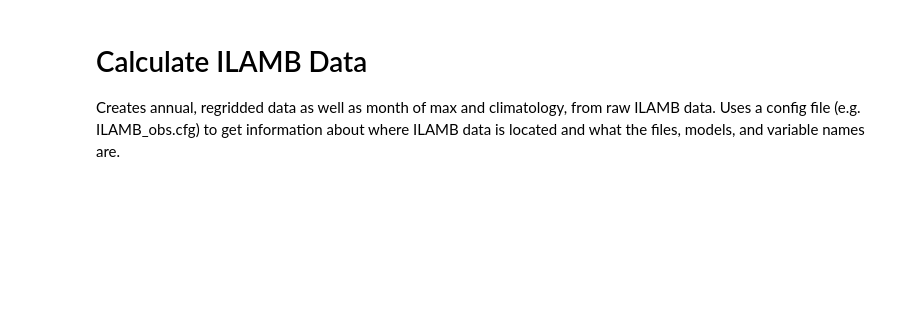
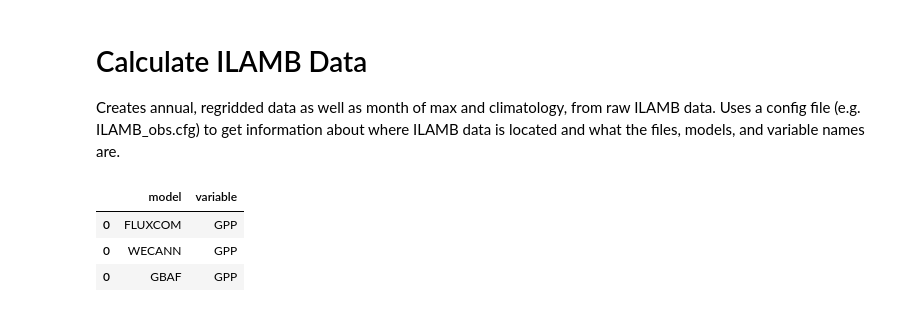
Before and after one commit to adrifoster/fates_calibration_library, a Jupyter notebook: notebooks/GetILAMBObservations.ipynb, the cells around one changed output. Cells and saved outputs as stored; diff of their text form; code cells hidden in the pictures; blank space fills up the shorter version.

```diff
--- a/notebooks/GetILAMBObservations.ipynb
+++ b/notebooks/GetILAMBObservations.ipynb
@@ -35,0 +38,17 @@ ilamb_dict = utils.get_config_file(ilamb_cfg)
+# %%
+keys = list(ilamb_dict.keys())
+df_list = []
+for key in keys:
+    model = key.split('_')[0]
+    var = key.split('_')[1]
+    df_list.append(pd.DataFrame({'model': [model],
+                      'variable': [var]}))
+# %%
+df = pd.concat(df_list)
+# %%
+df[df.variable == 'GPP']
+# %% [output]
+|  | model | variable |
+| 0 | FLUXCOM | GPP |
+| 0 | WECANN | GPP |
+| 0 | GBAF | GPP |
```
Also changed, not shown: parts of 18 cells of this notebook, 6 other files.
